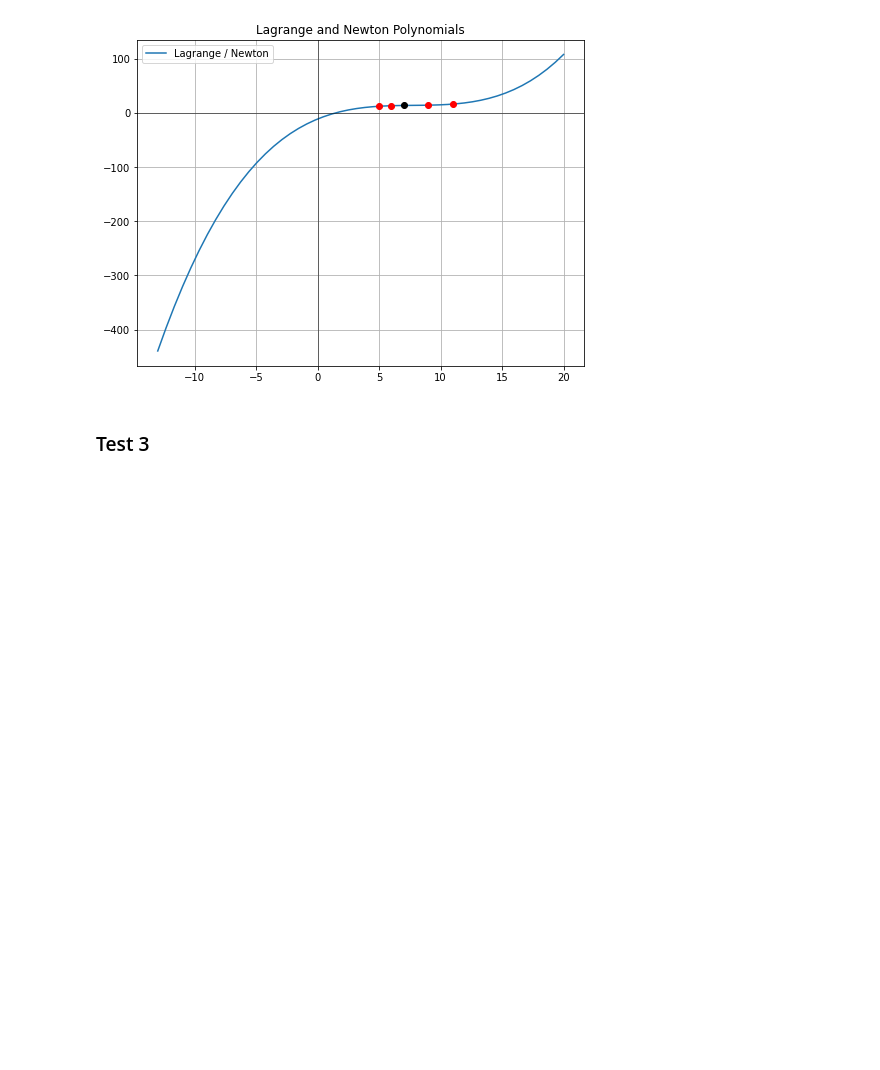
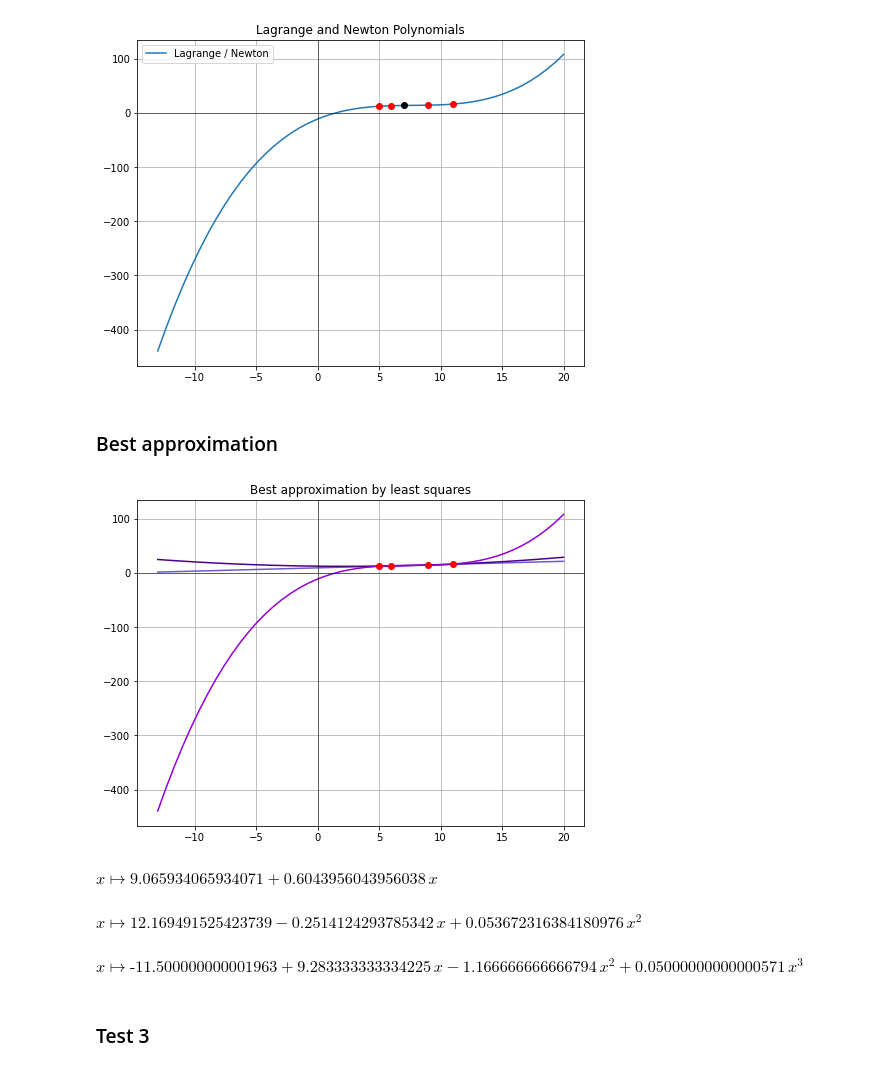
Before and after one commit to kremenevskiy/BSUIR, a Jupyter notebook: Term_4-numerical-analysis/interpolation_lagrange_newton/Lagrange_newton_interpolation.ipynb, the cells around one changed output. Saved outputs shown, nothing was run; the diff lists cells and outputs as text; code cells hidden in the pictures; blank space fills up the shorter version.

```diff
--- a/Term_4-numerical-analysis/interpolation_lagrange_newton/Lagrange_newton_interpolation.ipynb
+++ b/Term_4-numerical-analysis/interpolation_lagrange_newton/Lagrange_newton_interpolation.ipynb
@@ -351,6 +440,54 @@ x = 7
 L(7) = 13.466666666666669
 N(7) = 13.466666666666665
 [figure]
+# %% [markdown]
+### Best approximation
+# %%
+import numpy
+x = np.array(tests.x_2)
+y = np.array(tests.y_2)
+
+
+x_var = symbols('x')
+all_best = get_best_approx_poly(x, y)
+fig = plt.figure(figsize=(8, 6))
+for i, koef in enumerate(all_best):
+    col = ""
+    if i == 0:
+        col = 'slateblue'
+    elif i == 1:
+        col = 'indigo'
+    elif i == 2:
+        col = 'darkviolet'
+    elif col == 3:
+        col = 'violet'
+    else:
+        col = 'magenta'
+
+    poly = numpy.polynomial.polynomial.Polynomial(koef)
+    L = np.linspace(-13, 20)
+    y = poly(L)
+    plt.plot(L, y, color = col)
+plt.grid()
+plt.plot(tests.x_2, tests.y_2, 'ko', c='red')
+plt.axvline(color="black", linewidth=0.5)
+plt.axhline(color='black', linewidth=0.5)
+plt.title("Best approximation by least squares")
+plt.show()
+# %% [output]
+[figure, added]
+# %%
+numpy.polynomial.polynomial.Polynomial(all_best[0])
+# %% [output]
+$x \mapsto \text{9.065934065934071} + \text{0.6043956043956038}\,x$
+# %%
+numpy.polynomial.polynomial.Polynomial(all_best[1])
+# %% [output]
+$x \mapsto \text{12.169491525423739} - \text{0.2514124293785342}\,x + \text{0.053672316384180976}\,x^{2}$
+# %%
+numpy.polynomial.polynomial.Polynomial(all_best[2])
+# %% [output]
+$x \mapsto \text{-11.500000000001963} + \text{9.283333333334225}\,x - \text{1.166666666666794}\,x^{2} + \text{0.05000000000000571}\,x^{3}$
 # %% [markdown]
 ### Test 3
 # %%
```
Also changed, not shown: parts of 40 cells of this notebook.
